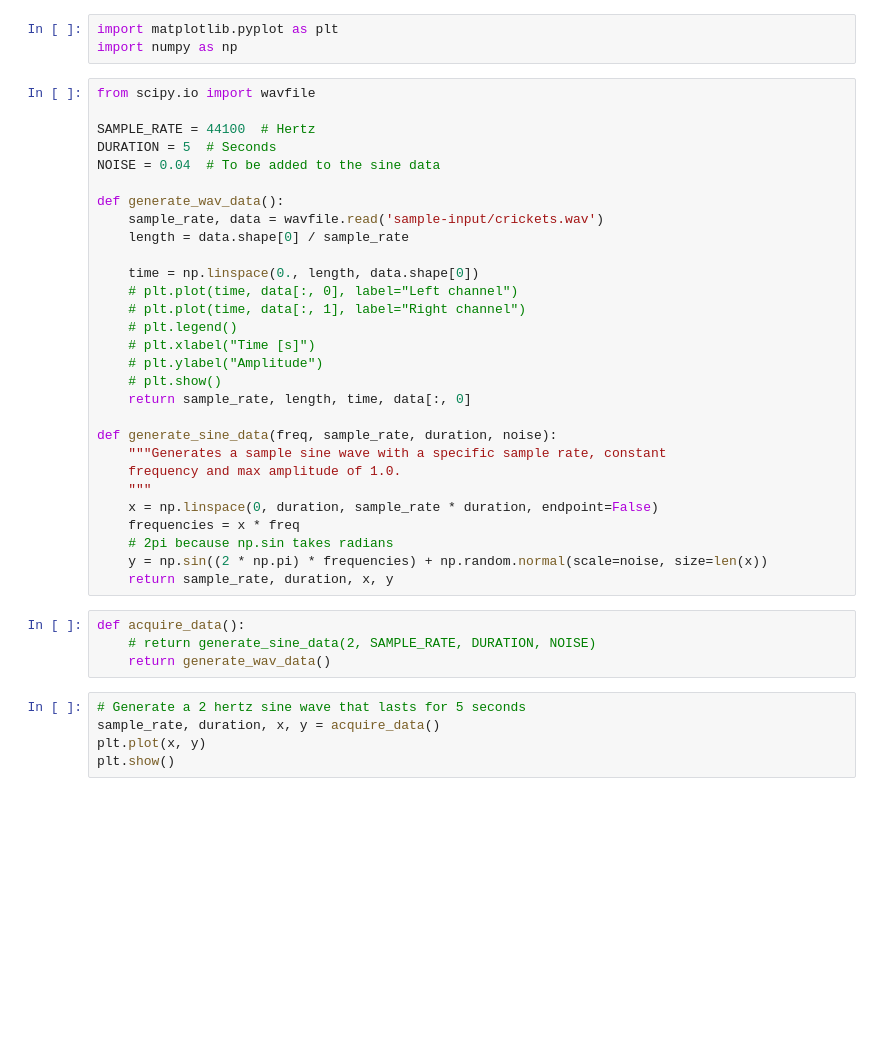
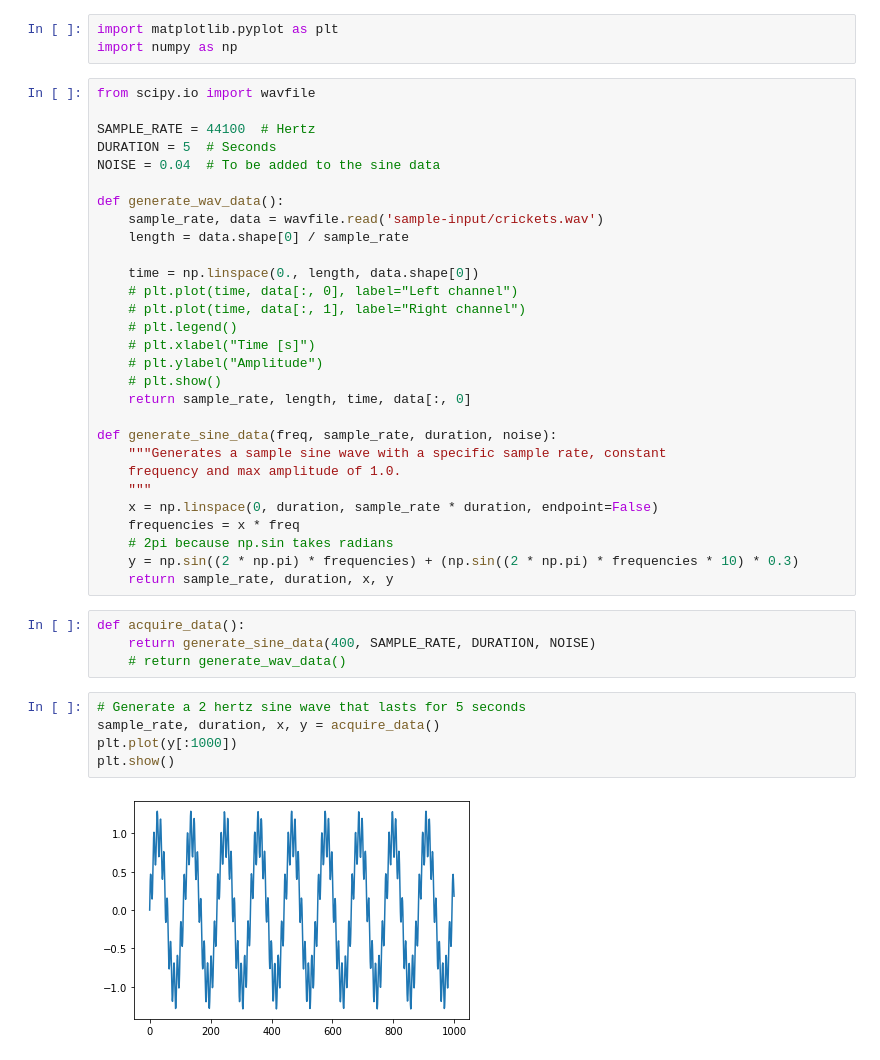
Before and after one commit to evandigby/iss-dsp, a Jupyter notebook: wave-transform.ipynb, the cells around one changed output. Saved outputs shown, nothing was run; the diff lists cells and outputs as text; blank space fills up the shorter version.

```diff
--- a/wave-transform.ipynb
+++ b/wave-transform.ipynb
@@ -28,17 +28,19 @@ def generate_sine_data(freq, sample_rate, duration, noise):
     x = np.linspace(0, duration, sample_rate * duration, endpoint=False)
     frequencies = x * freq
     # 2pi because np.sin takes radians
-    y = np.sin((2 * np.pi) * frequencies) + np.random.normal(scale=noise, size=len(x))
+    y = np.sin((2 * np.pi) * frequencies) + (np.sin((2 * np.pi) * frequencies * 10) * 0.3)
     return sample_rate, duration, x, y
 # %%
 def acquire_data():
-    # return generate_sine_data(2, SAMPLE_RATE, DURATION, NOISE)
-    return generate_wav_data()
+    return generate_sine_data(400, SAMPLE_RATE, DURATION, NOISE)
+    # return generate_wav_data()
 # %%
 # Generate a 2 hertz sine wave that lasts for 5 seconds
 sample_rate, duration, x, y = acquire_data()
-plt.plot(x, y)
+plt.plot(y[:1000])
 plt.show()
+# %% [output]
+[figure, added]
 # %%
 
 # Number of samples in normalized_tone
```
Also changed, not shown: parts of 3 cells of this notebook, 5 other files.
